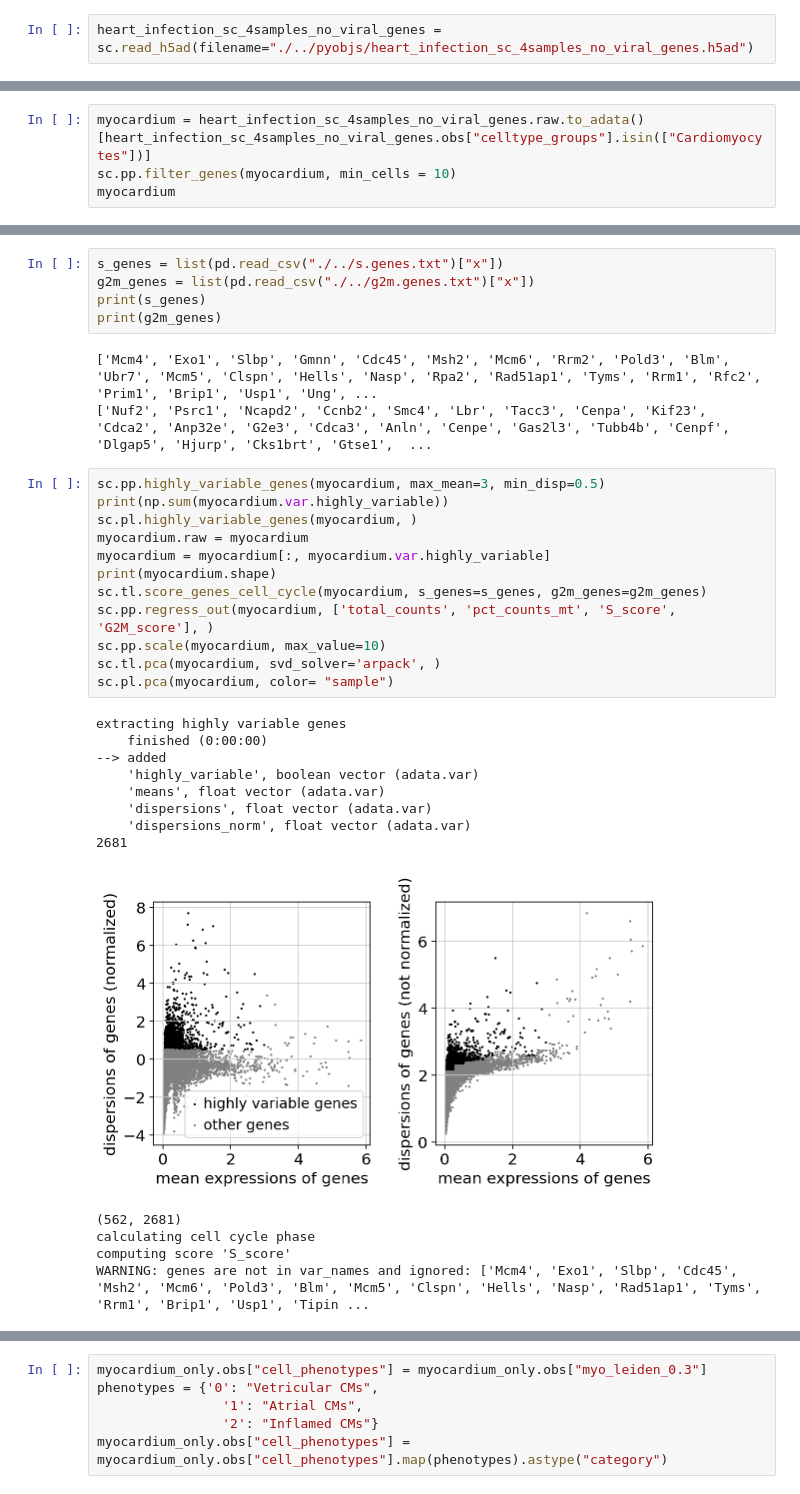
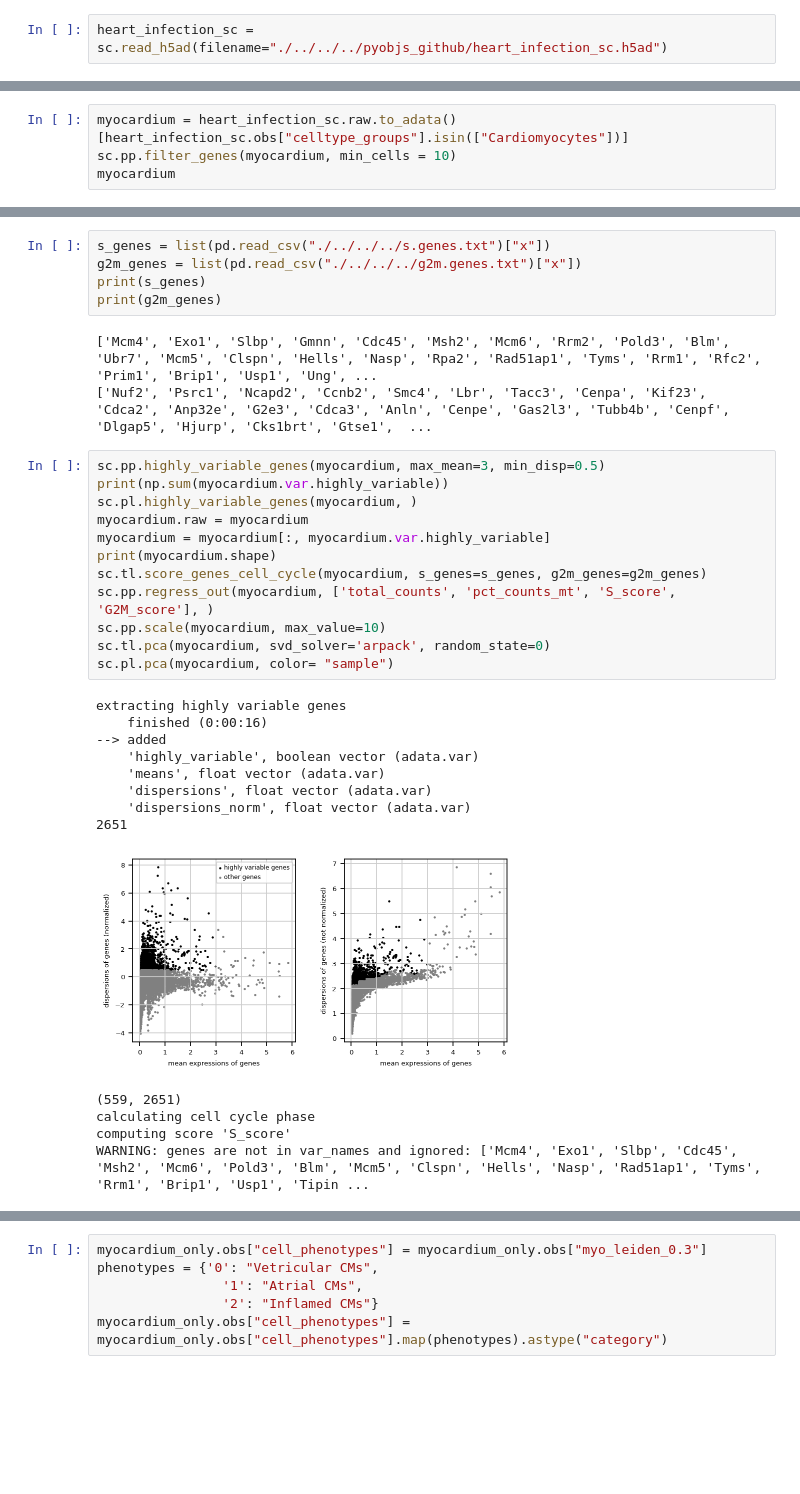
Before and after one commit to madhavmantri/reovirus_induced_myocarditis, a Jupyter notebook: notebooks/heart_scRNAseq_myocytes_cells.ipynb, the cells around one changed output, grey strips where cells are left out. Cells and saved outputs as stored; diff of their text form; blank space fills up the shorter version.

```diff
--- a/notebooks/heart_scRNAseq_myocytes_cells.ipynb
+++ b/notebooks/heart_scRNAseq_myocytes_cells.ipynb
@@ -28,5 +28,5 @@ Linux-3.10.0-957.el7.x86_64-x86_64-with-glibc2.10
 -----
 Session information updated at 2022-04-09 00:59
 # %%
-heart_infection_sc_4samples_no_viral_genes = sc.read_h5ad(filename="./../pyobjs/heart_infection_sc_4samples_no_viral_genes.h5ad")
+heart_infection_sc = sc.read_h5ad(filename="./../../../pyobjs_github/heart_infection_sc.h5ad")
 # %%
@@ -38,5 +38,5 @@ heart_infection_sc_4samples_no_viral_genes.obs["condition"].cat.reorder_categori
 # %%
-myocardium = heart_infection_sc_4samples_no_viral_genes.raw.to_adata()[heart_infection_sc_4samples_no_viral_genes.obs["celltype_groups"].isin(["Cardiomyocytes"])]
+myocardium = heart_infection_sc.raw.to_adata()[heart_infection_sc.obs["celltype_groups"].isin(["Cardiomyocytes"])]
 sc.pp.filter_genes(myocardium, min_cells = 10)
 myocardium
 # %% [output]
@@ -49,7 +49,7 @@ AnnData object with n_obs × n_vars = 562 × 9025
     obsm: 'X_pca', 'X_umap'
 # %%
-s_genes = list(pd.read_csv("./../s.genes.txt")["x"])
-g2m_genes = list(pd.read_csv("./../g2m.genes.txt")["x"])
+s_genes = list(pd.read_csv("./../../../s.genes.txt")["x"])
+g2m_genes = list(pd.read_csv("./../../../g2m.genes.txt")["x"])
 print(s_genes)
 print(g2m_genes)
 # %% [output]
@@ -58,26 +58,26 @@ print(g2m_genes)
 # %%
 sc.pp.highly_variable_genes(myocardium, max_mean=3, min_disp=0.5)
 print(np.sum(myocardium.var.highly_variable))
 sc.pl.highly_variable_genes(myocardium, )
 myocardium.raw = myocardium
 myocardium = myocardium[:, myocardium.var.highly_variable]
 print(myocardium.shape)
 sc.tl.score_genes_cell_cycle(myocardium, s_genes=s_genes, g2m_genes=g2m_genes)
 sc.pp.regress_out(myocardium, ['total_counts', 'pct_counts_mt', 'S_score', 'G2M_score'], )
 sc.pp.scale(myocardium, max_value=10)
-sc.tl.pca(myocardium, svd_solver='arpack', )
+sc.tl.pca(myocardium, svd_solver='arpack', random_state=0)
 sc.pl.pca(myocardium, color= "sample")
 # %% [output]
 extracting highly variable genes
-    finished (0:00:00)
+    finished (0:00:16)
 --> added
     'highly_variable', boolean vector (adata.var)
     'means', float vector (adata.var)
     'dispersions', float vector (adata.var)
     'dispersions_norm', float vector (adata.var)
-2681
+2651
-[figure, old version]
+[figure, new version]
-(562, 2681)
+(559, 2651)
 calculating cell cycle phase
 computing score 'S_score'
 WARNING: genes are not in var_names and ignored: ['Mcm4', 'Exo1', 'Slbp', 'Cdc45', 'Msh2', 'Mcm6', 'Pold3', 'Blm', 'Mcm5', 'Clspn', 'Hells', 'Nasp', 'Rad51ap1', 'Tyms', 'Rrm1', 'Brip1', 'Usp1', 'Tipin ...
```
Also changed, not shown: parts of 29 cells of this notebook, 3 other files.
